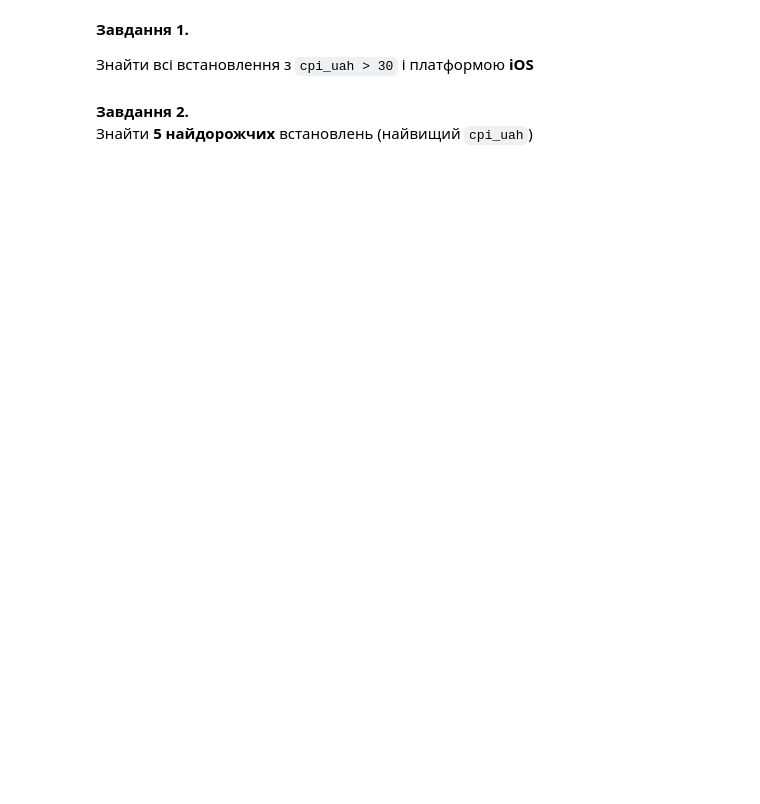
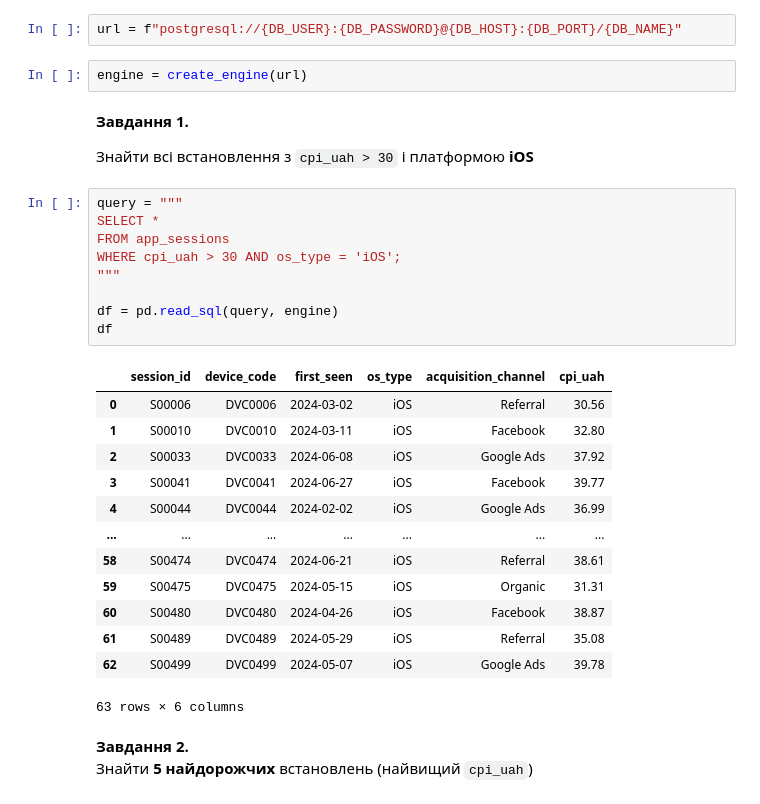
Before and after one commit to cpython-projects/python_da_17_03_26, a Jupyter notebook: lesson_23_hw.ipynb, the cells around one changed output. Drawn from its saved outputs; the diff is of its cells as text; blank space fills up the shorter version.

```diff
--- a/lesson_23_hw.ipynb
+++ b/lesson_23_hw.ipynb
@@ -3,7 +12,34 @@
+# %%
+url = f"postgresql://{DB_USER}:{DB_PASSWORD}@{DB_HOST}:{DB_PORT}/{DB_NAME}"
+# %%
+engine = create_engine(url)
 # %% [markdown]
 **Завдання 1.**
 
 Знайти всі встановлення з `cpi_uah > 30` і платформою **iOS**
+# %%
+query = """
+SELECT *
+FROM app_sessions
+WHERE cpi_uah > 30 AND os_type = 'iOS';
+"""
+
+df = pd.read_sql(query, engine)
+df
+# %% [output]
+|  | session_id | device_code | first_seen | os_type | acquisition_channel | cpi_uah |
+| 0 | S00006 | DVC0006 | 2024-03-02 | iOS | Referral | 30.56 |
+| 1 | S00010 | DVC0010 | 2024-03-11 | iOS | Facebook | 32.80 |
+| 2 | S00033 | DVC0033 | 2024-06-08 | iOS | Google Ads | 37.92 |
+| 3 | S00041 | DVC0041 | 2024-06-27 | iOS | Facebook | 39.77 |
+| 4 | S00044 | DVC0044 | 2024-02-02 | iOS | Google Ads | 36.99 |
+| ... | ... | ... | ... | ... | ... | ... |
+| 58 | S00474 | DVC0474 | 2024-06-21 | iOS | Referral | 38.61 |
+| 59 | S00475 | DVC0475 | 2024-05-15 | iOS | Organic | 31.31 |
+| 60 | S00480 | DVC0480 | 2024-04-26 | iOS | Facebook | 38.87 |
+| 61 | S00489 | DVC0489 | 2024-05-29 | iOS | Referral | 35.08 |
+| 62 | S00499 | DVC0499 | 2024-05-07 | iOS | Google Ads | 39.78 |
+63 rows × 6 columns
 # %% [markdown]
 **Завдання 2.**
 Знайти **5 найдорожчих** встановлень (найвищий `cpi_uah`)
```
Also changed, not shown: parts of 5 cells of this notebook.
